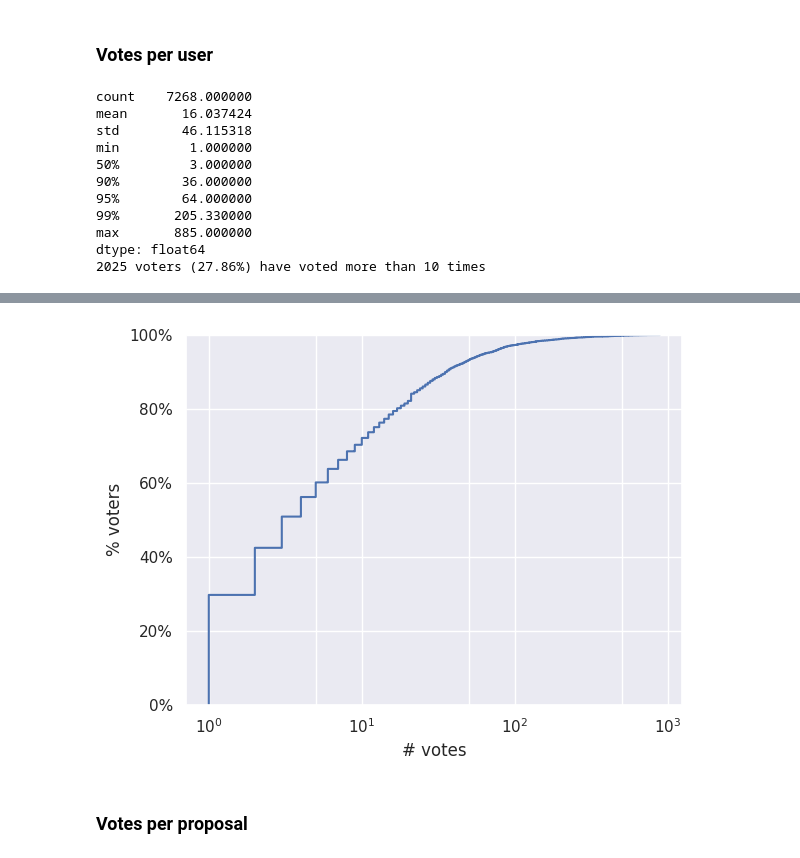
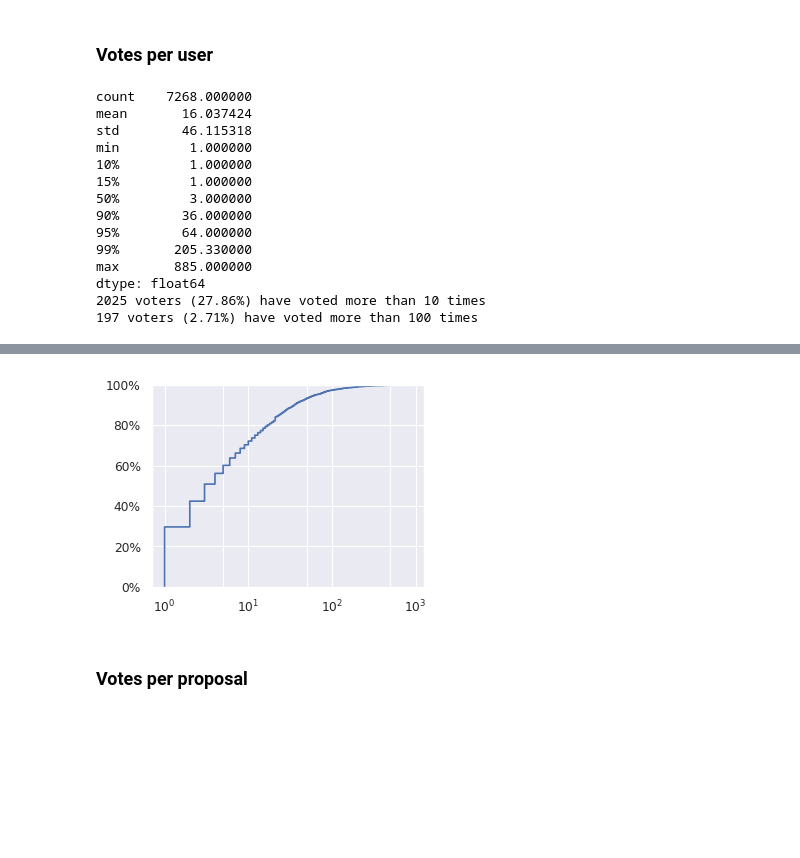
Before and after one commit to daviddavo/recsys4daos, a Jupyter notebook: notebooks/01_explore.ipynb, the cells around one changed output, grey strips where cells are left out. Saved outputs shown, nothing was run; the diff lists cells and outputs as text; code cells hidden in the pictures; blank space fills up the shorter version.

```diff
--- a/notebooks/01_explore.ipynb
+++ b/notebooks/01_explore.ipynb
@@ -5,8 +5,27 @@ import pandas as pd
 import numpy as np
 
 import matplotlib.pyplot as plt
+%matplotlib inline
 import seaborn as sns
 
 from recsys24_daos.utils import notebooks as nbutils
 
-sns.set_theme()
+sns.set_theme(rc = {
+})
+sns.set_context("paper")
+
+# Paper column width in inches
+PAPER_COL_WIDTH = 3.5
+
+original = plt.rcParamsDefault['figure.figsize']
+ratio = original[0] / original[1]
+print(f"Original size: {original}, Ratio: {ratio}")
+plt.rcParams['figure.figsize'] = (PAPER_COL_WIDTH, PAPER_COL_WIDTH/ratio)
+print("New size:", plt.rcParams['figure.figsize'])
+
+# In acmart, 9pt is the default
+# And 7pt for \footnotesize
+# plt.rcParams['font.size'] = 7,
+
+# The following are already relatively defined
+# plt.rcParams['xtick.labelsize'] = plt.rcParams['ytick.labelsize'] = plt.rcParams['axes.labelsize'] = plt.rcParams['font.size']
@@ -199,37 +227,43 @@ nbutils.download_matplotlib(fg, f"votes_in_time{'-color' if PLOT_HUE else ''}.pd
 # %%
 _toplot = dfv.groupby('voter').size()
 # _toplot = _toplot[_toplot < 40]
-print(_toplot.describe(percentiles=[.5, .9, .95, .99]))
+print(_toplot.describe(percentiles=[.1, .15, .5, .9, .95, .99]))
 # _toplot.plot.hist(log=True)
 ax = sns.ecdfplot(_toplot, log_scale=True)
 plt.xlabel('# votes')
 plt.ylabel('% voters')
 
-_times_voted = 10
-
-_nusers = (_toplot > _times_voted).sum()
-
-print(f"{_nusers} voters ({_nusers/len(_toplot)*100:.2f}%) have voted more than {_times_voted} times")
+_times_voted = [10, 100]
+for t in _times_voted:
+    _nusers = (_toplot > t).sum()
+    print(f"{_nusers} voters ({_nusers/len(_toplot)*100:.2f}%) have voted more than {t} times")
 
 ax.set_xticks([1, 5, 10, 50, 100, 500, 1000])
 # ax.xaxis.set_major_locator(mtick.MultipleLocator(10))
 ax.yaxis.set_major_formatter(ticker.PercentFormatter(1))
 
+# Updates by Javi
+plt.xlabel("")
+plt.ylabel("")
+
 nbutils.download_matplotlib(ax.figure, "ecdf-vpv.pdf")
 # %% [output]
 count    7268.000000
 mean       16.037424
 std        46.115318
 min         1.000000
+10%         1.000000
+15%         1.000000
 50%         3.000000
 90%        36.000000
 95%        64.000000
 99%       205.330000
 max       885.000000
 dtype: float64
 2025 voters (27.86%) have voted more than 10 times
+197 voters (2.71%) have voted more than 100 times
 [interactive output not drawn]
-[figure, old version]
+[figure, new version]
 # %% [markdown]
 ### Votes per proposal
 # %%
```
Also changed, not shown: parts of 8 cells of this notebook, 6 other files.
